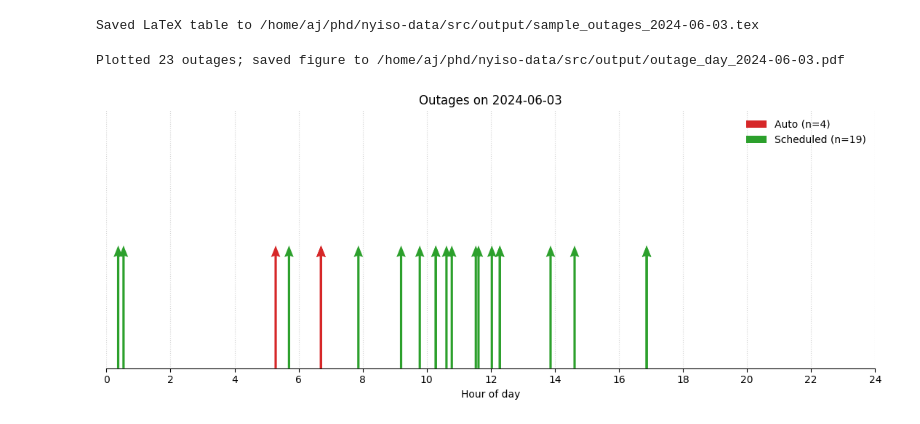
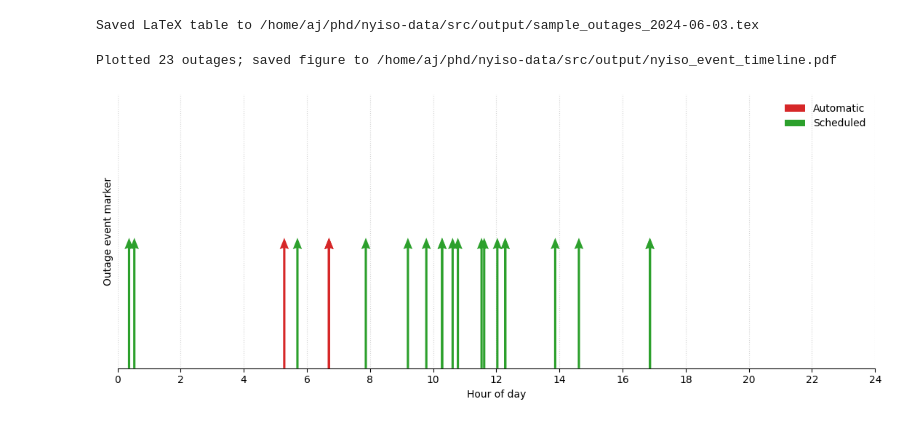
Before and after one commit to mohamad-hasan-sohan-ajini/predictive-maintenance, a Jupyter notebook: src/sample_processed_data.ipynb, the cells around one changed output. Drawn from its saved outputs; the diff is of its cells as text; code cells hidden in the pictures.

Commit message:
Improve legend

```diff
--- a/src/sample_processed_data.ipynb
+++ b/src/sample_processed_data.ipynb
@@ -81,15 +81,36 @@ print(f"Saved LaTeX table to {TEX_PATH.resolve()}")
 Saved LaTeX table to /home/aj/phd/nyiso-data/src/output/sample_outages_2024-06-03.tex
 # %%
 day_end = random_date + pd.Timedelta(days=1)
-day = outages.loc[
-    outages["MinTimeStamp"].between(random_date, day_end, inclusive="left")
-].copy()
+day = (
+    outages.loc[outages["MinTimeStamp"].between(random_date, day_end, inclusive="left")]
+    .copy()
+    .sort_values("MinTimeStamp", kind="stable")
+)
 day["HourOfDay"] = (day["MinTimeStamp"] - random_date).dt.total_seconds().div(60 * 60)
+day["EventLabel"] = [f"O{i:02d}" for i in range(1, len(day) + 1)]
+
+ARROW_SCALE = 3
+ARROW_TIP_Y = 1 / ARROW_SCALE
+MIN_LABEL_SPACING_HOURS = 0.45
+LABEL_LEVEL_STEP = 0.055
+
+label_levels = []
+last_hour_by_level = []
+for hour in day["HourOfDay"]:
+    for level, last_hour in enumerate(last_hour_by_level):
+        if hour - last_hour >= MIN_LABEL_SPACING_HOURS:
+            last_hour_by_level[level] = hour
+            label_levels.append(level)
+            break
+    else:
+        label_levels.append(len(last_hour_by_level))
+        last_hour_by_level.append(hour)
+day["LabelLevel"] = label_levels
 
 styles = {
     "Auto": {
         "color": "#d62728",
-        "label": "Auto",
+        "label": "Automatic",
     },
     "Planned": {
         "color": "#2ca02c",
@@ -105,36 +126,50 @@ for outage_type, style in styles.items():
         np.zeros(len(events)),
         np.zeros(len(events)),
         np.ones(len(events)),
         color=style["color"],
         angles="xy",
         scale_units="xy",
-        scale=3,
+        scale=ARROW_SCALE,
         width=0.003,
         headwidth=4,
         headlength=5,
         headaxislength=4.5,
         pivot="tail",
-        label=f'{style["label"]} (n={len(events)})',
+        label=style["label"],
         zorder=3,
     )
+    # for event in events.itertuples():
+    #     ax.text(
+    #         event.HourOfDay,
+    #         ARROW_TIP_Y + 0.015 + event.LabelLevel * LABEL_LEVEL_STEP,
+    #         event.EventLabel,
+    #         color=style["color"],
+    #         fontsize=8,
+    #         rotation=45,
+    #         rotation_mode="anchor",
+    #         ha="left",
+    #         va="bottom",
+    #         zorder=4,
+    #     )
 
 ax.set(
     xlim=(0, 24),
     xticks=np.arange(0, 25, 2),
     xlabel="Hour of day",
+    ylabel="Outage event marker",
     yticks=[],
     ylim=(0, 0.7),
-    title=f"Outages on {random_date:%Y-%m-%d}",
+    # title=f"Outages on {random_date:%Y-%m-%d}",
 )
 ax.grid(axis="x", linestyle=":", alpha=0.55)
 ax.spines[["top", "right", "left"]].set_visible(False)
 ax.legend(loc="upper right", frameon=False)
 fig.tight_layout()
 
-PDF_PATH = OUTPUT_DIR / f"outage_day_{random_date:%Y-%m-%d}.pdf"
+PDF_PATH = OUTPUT_DIR / "nyiso_event_timeline.pdf"
 fig.savefig(PDF_PATH, bbox_inches="tight")
 print(f"Plotted {len(day)} outages; saved figure to {PDF_PATH.resolve()}")
 plt.show()
 # %% [output]
-Plotted 23 outages; saved figure to /home/aj/phd/nyiso-data/src/output/outage_day_2024-06-03.pdf
+Plotted 23 outages; saved figure to /home/aj/phd/nyiso-data/src/output/nyiso_event_timeline.pdf
-[figure, old version]
+[figure, new version]
```
